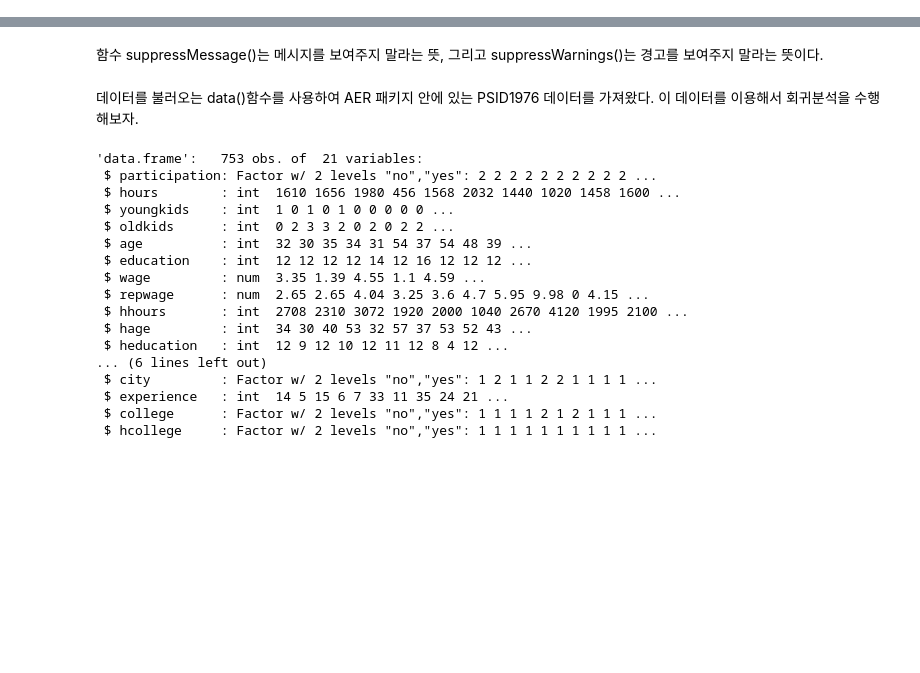
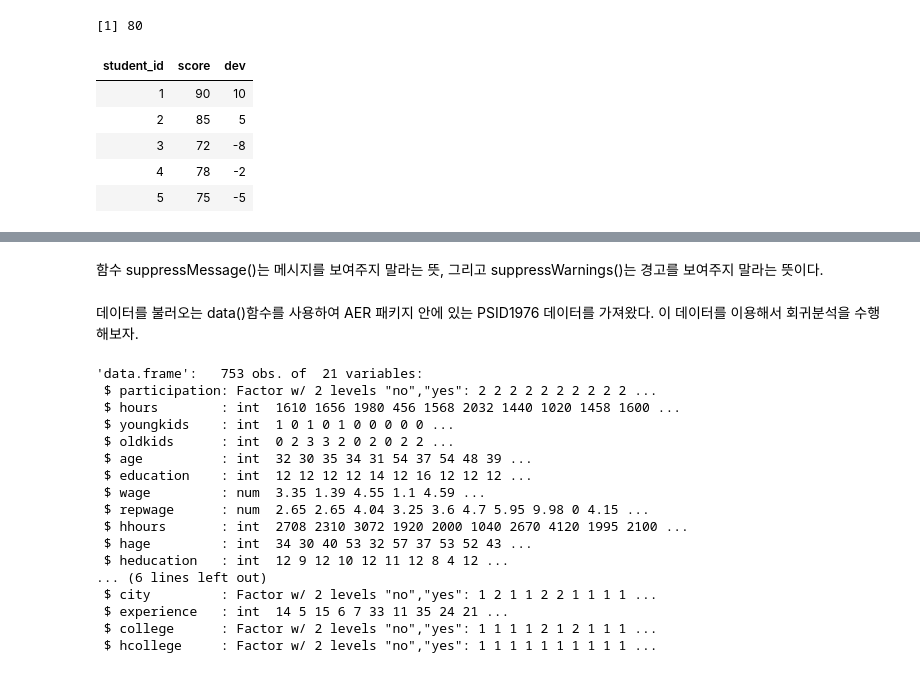
Before and after one commit to drtagkim/education, a Jupyter notebook: 회귀분석1.ipynb, the cells around one changed output, grey strips where cells are left out. Drawn from its saved outputs; the diff is of its cells as text; code cells hidden in the pictures; blank space fills up the shorter version.

```diff
--- a/회귀분석1.ipynb
+++ b/회귀분석1.ipynb
@@ -7,0 +233,13 @@
+# %%
+mean(score$score)
+# %% [output]
+[1] 80
+# %%
+score %>% mutate(dev=score-mean(score))
+# %% [output]
+| student_id | score | dev |
+| 1 | 90 | 10 |
+| 2 | 85 | 5 |
+| 3 | 72 | -8 |
+| 4 | 78 | -2 |
+| 5 | 75 | -5 |
```
Also changed, not shown: parts of 50 cells of this notebook.
